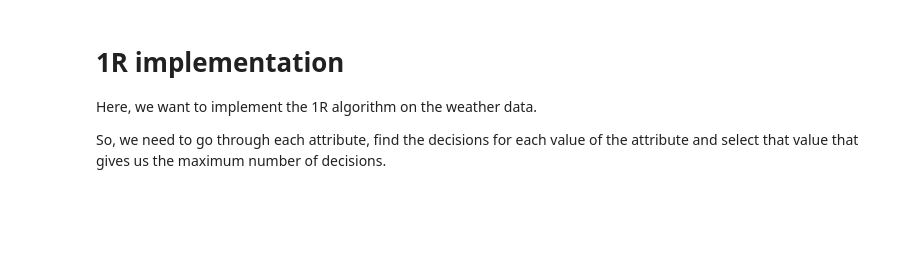
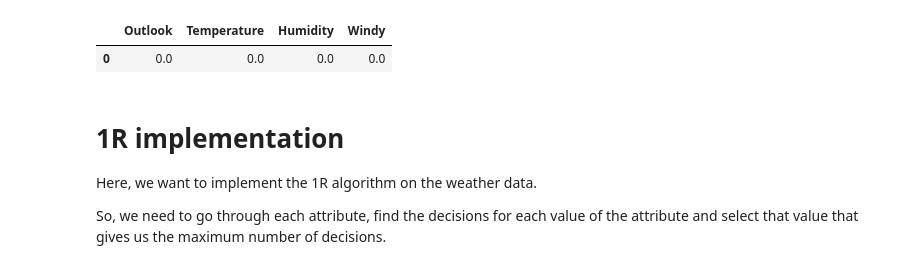
Before and after one commit to knowblesse/Python-Lectures, a Jupyter notebook: dataMining_3_4.ipynb, the cells around one changed output. Saved outputs shown, nothing was run; the diff lists cells and outputs as text; code cells hidden in the pictures; blank space fills up the shorter version.

```diff
--- a/dataMining_3_4.ipynb
+++ b/dataMining_3_4.ipynb
@@ -6,6 +6,12 @@ import matplotlib.pyplot as plt
 # %%
 # read in our data - taking care to check that it is tab-delimited!
 data = pandas.read_csv('data/dataWeather.txt',delimiter='\t')
+# %%
+err=pandas.DataFrame(np.zeros((1,4)),columns=data.columns[:-1])
+err
+# %% [output]
+|  | Outlook | Temperature | Humidity | Windy |
+| 0 | 0.0 | 0.0 | 0.0 | 0.0 |
 # %% [markdown]
 # 1R implementation
 Here, we want to implement the 1R algorithm on the weather data.
```
Also changed, not shown: parts of 2 cells of this notebook, 3 other files.
